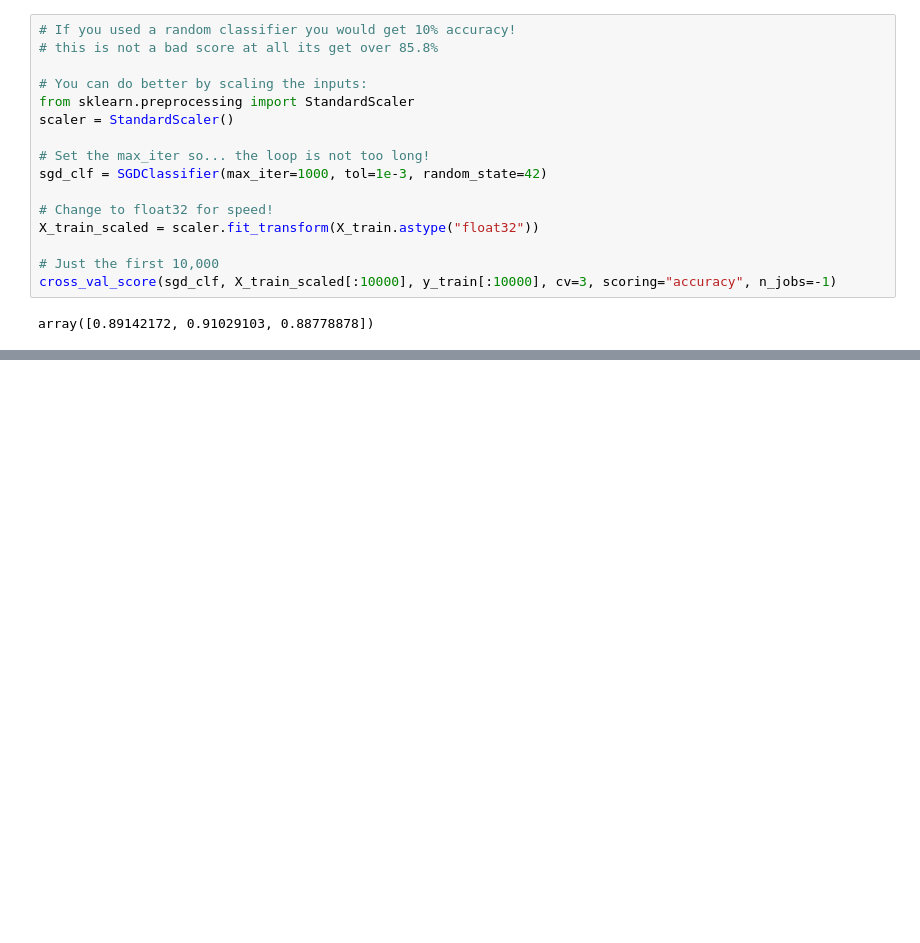
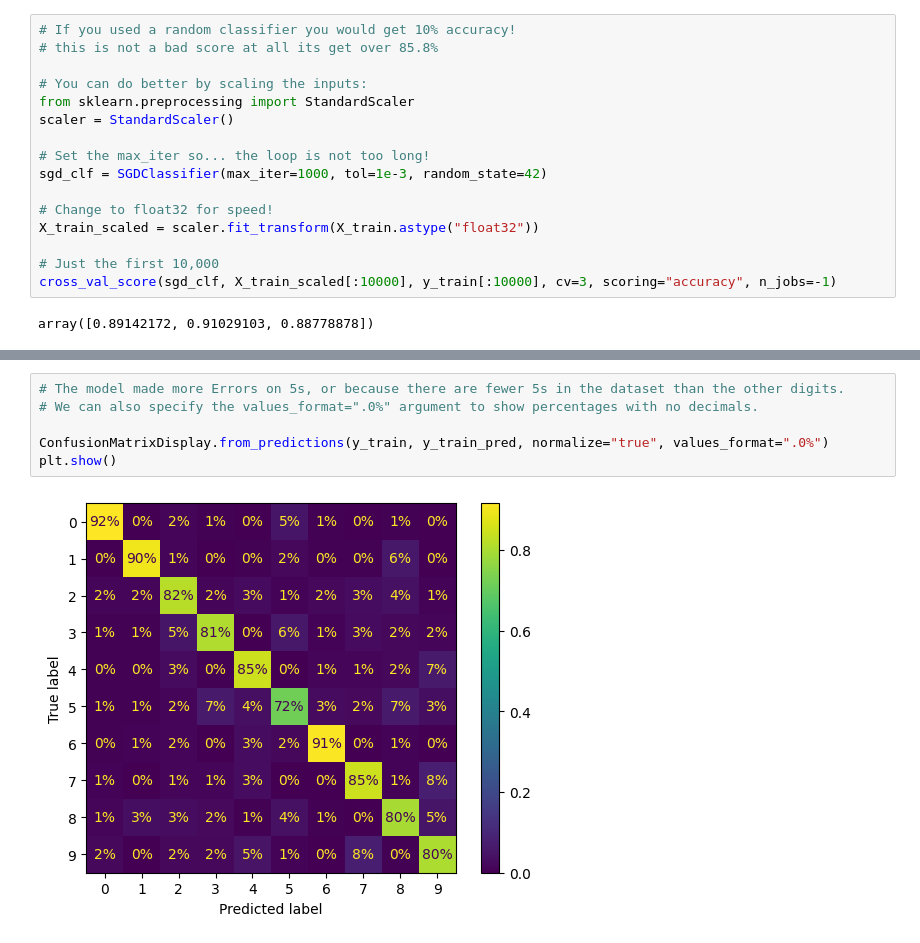
Before and after one commit to Nattawut30/My-Personal-Training, a Jupyter notebook: ScikitLearn-Keras-TensorFlow/ML_train/03_Classification.ipynb, the cells around one changed output, grey strips where cells are left out. Saved outputs shown, nothing was run; the diff lists cells and outputs as text; blank space fills up the shorter version.

```diff
--- a/ScikitLearn-Keras-TensorFlow/ML_train/03_Classification.ipynb
+++ b/ScikitLearn-Keras-TensorFlow/ML_train/03_Classification.ipynb
@@ -558,0 +589,8 @@ array([0.89142172, 0.91029103, 0.88778878])
+# %%
+# The model made more Errors on 5s, or because there are fewer 5s in the dataset than the other digits.
+# We can also specify the values_format=".0%" argument to show percentages with no decimals.
+
+ConfusionMatrixDisplay.from_predictions(y_train, y_train_pred, normalize="true", values_format=".0%")
+plt.show()
+# %% [output]
+[figure, added]
```
Also changed, not shown: parts of 6 cells of this notebook.
